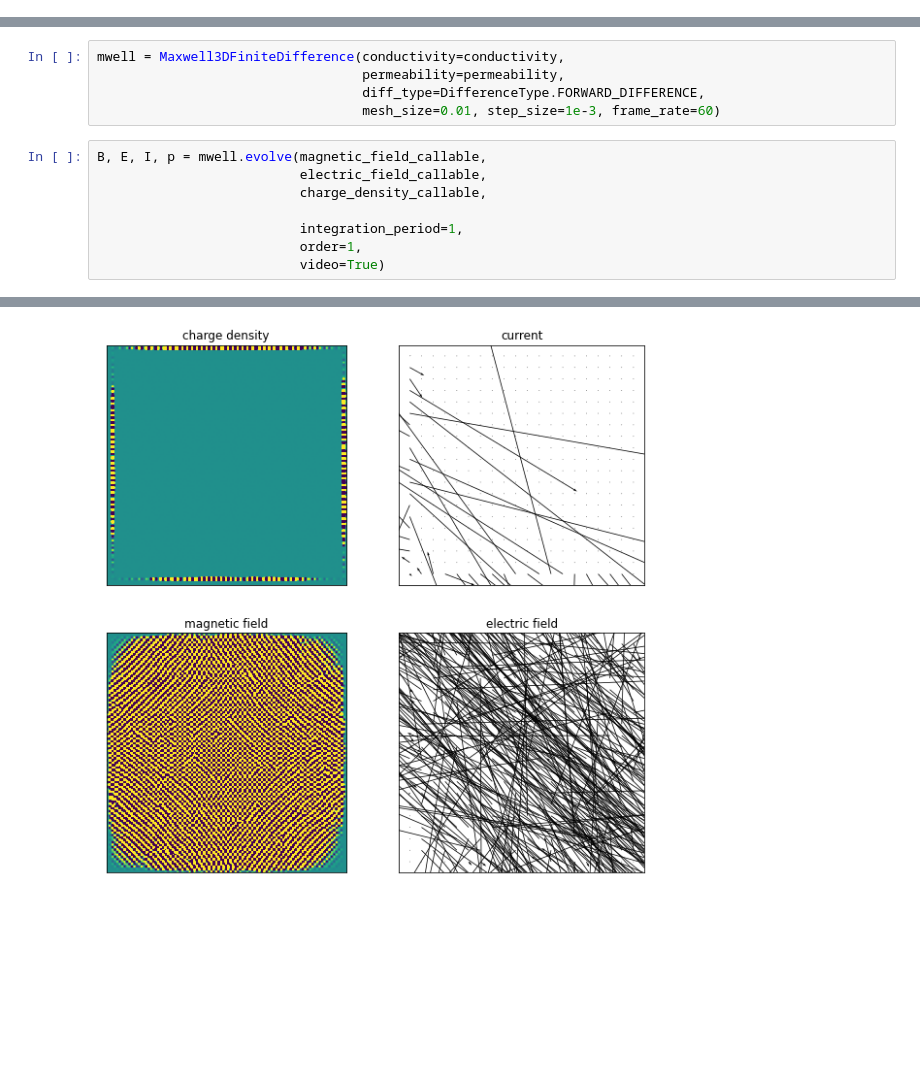
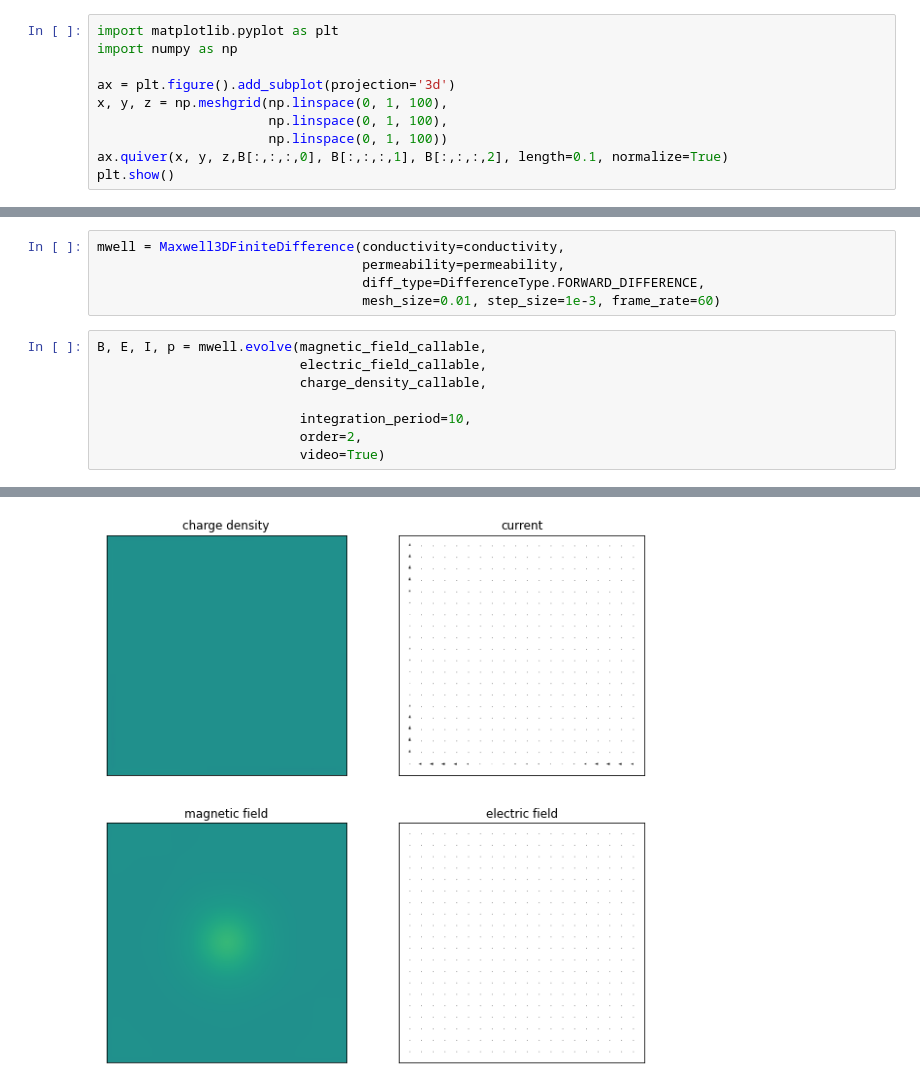
Before and after one commit to OliverSkocek/maxwell, a Jupyter notebook: notebooks/testing 3d.ipynb, the cells around one changed output, grey strips where cells are left out. Saved outputs shown, nothing was run; the diff lists cells and outputs as text; blank space fills up the shorter version.

```diff
--- a/notebooks/testing 3d.ipynb
+++ b/notebooks/testing 3d.ipynb
@@ -57,3 +38,13 @@ plt.quiver(np.linspace(0, 1, int(e.shape[0] / arrow_num)),
+# %%
+import matplotlib.pyplot as plt
+import numpy as np
+
+ax = plt.figure().add_subplot(projection='3d')
+x, y, z = np.meshgrid(np.linspace(0, 1, 100),
+                      np.linspace(0, 1, 100),
+                      np.linspace(0, 1, 100))
+ax.quiver(x, y, z,B[:,:,:,0], B[:,:,:,1], B[:,:,:,2], length=0.1, normalize=True)
+plt.show()
 # %%
 def conductivity(x, y, z):
     if 2e-2 < x < 1 - 2e-2 and 2e-2 < y < 1 - 2e-2 and 2e-2 < z < 1 - 2e-2:
@@ -74,11 +65,11 @@ mwell = Maxwell3DFiniteDifference(conductivity=conductivity,
 # %%
 B, E, I, p = mwell.evolve(magnetic_field_callable,
                           electric_field_callable,
                           charge_density_callable,
 
-                          integration_period=1,
-                          order=1,
+                          integration_period=10,
+                          order=2,
                           video=True)
 # %% [output]
 [interactive output not drawn]
-[figure, old version]
+[figure, new version]
```
Also changed, not shown: parts of 10 cells of this notebook, 1 other file.
